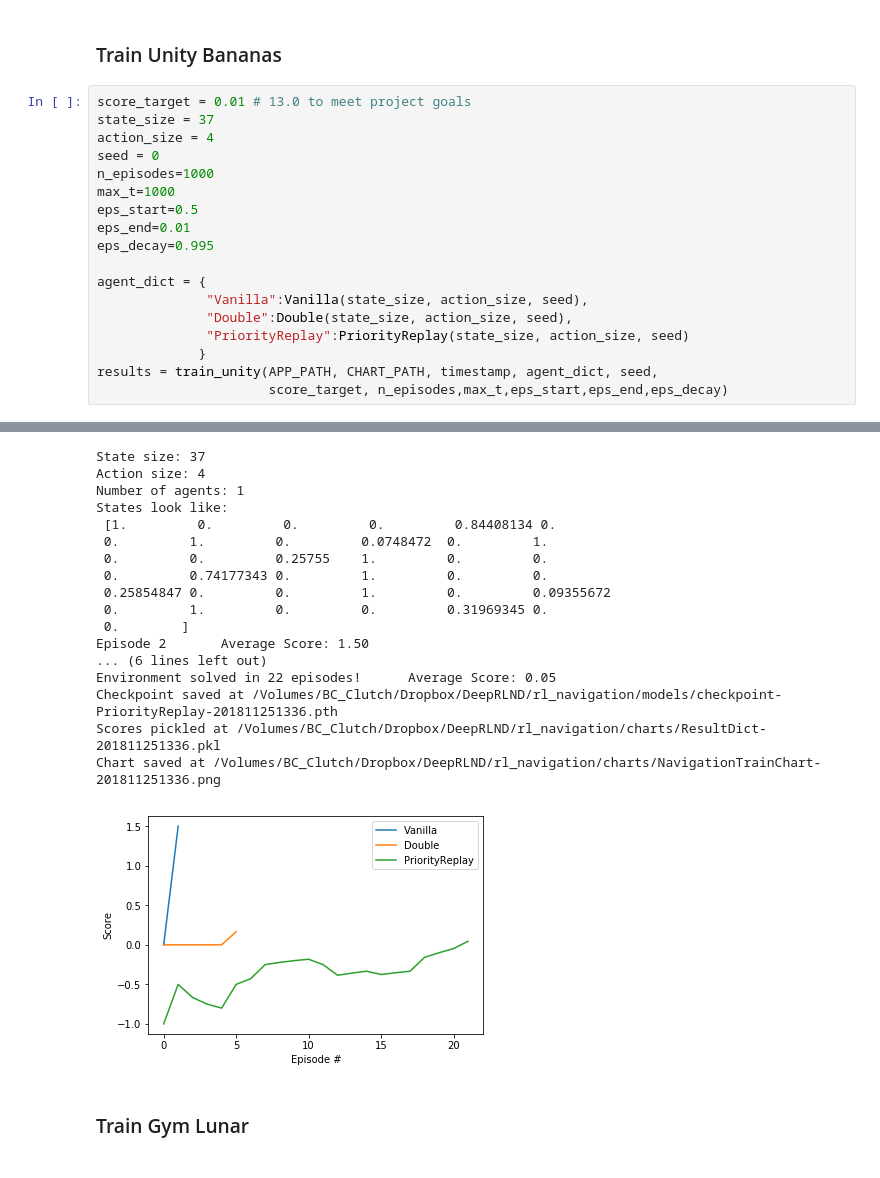
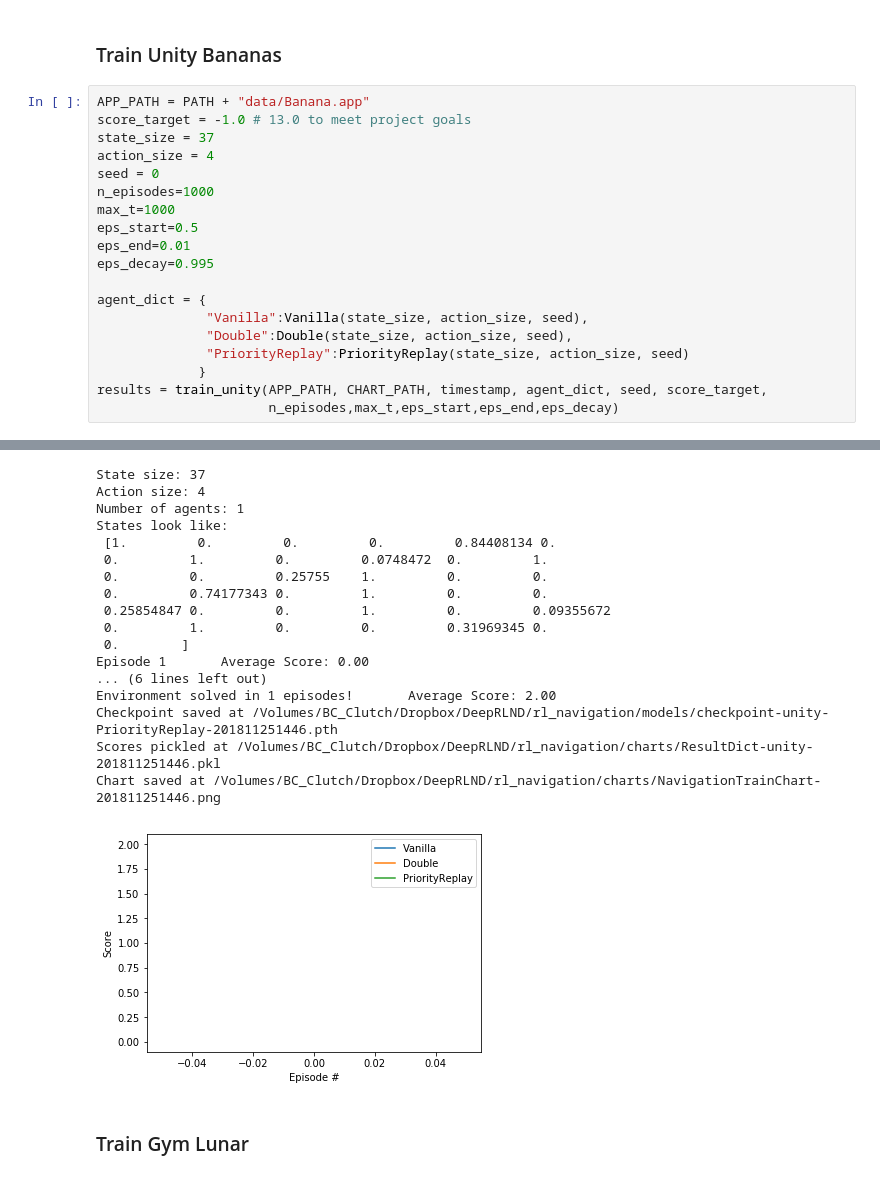
Before and after one commit to cipher813/rl_navigation, a Jupyter notebook: notebooks/RLNavigation_v1.05.ipynb, the cells around one changed output, grey strips where cells are left out. Drawn from its saved outputs; the diff is of its cells as text.

Commit message:
support for unity and gym

```diff
--- a/notebooks/RLNavigation_v1.05.ipynb
+++ b/notebooks/RLNavigation_v1.05.ipynb
@@ -104,7 +159,8 @@ def plot_results(results, timestamp, roll_length):
 # %% [markdown]
 ### Train Unity Bananas
 # %%
-score_target = 0.01 # 13.0 to meet project goals
+APP_PATH = PATH + "data/Banana.app"
+score_target = -1.0 # 13.0 to meet project goals
 state_size = 37
 action_size = 4
 seed = 0
@@ -119,42 +175,42 @@ agent_dict = {
               "Double":Double(state_size, action_size, seed),
               "PriorityReplay":PriorityReplay(state_size, action_size, seed)
              }
-results = train_unity(APP_PATH, CHART_PATH, timestamp, agent_dict, seed,
-                      score_target, n_episodes,max_t,eps_start,eps_end,eps_decay)
+results = train_unity(APP_PATH, CHART_PATH, timestamp, agent_dict, seed, score_target,
+                      n_episodes,max_t,eps_start,eps_end,eps_decay)
 # %% [output]
 INFO:unityagents:
 'Academy' started successfully!
 Unity Academy name: Academy
         Number of Brains: 1
         Number of External Brains : 1
         Lesson number : 0
         Reset Parameters :
 
 Unity brain name: BananaBrain
         Number of Visual Observations (per agent): 0
         Vector Observation space type: continuous
         Vector Observation space size (per agent): 37
         Number of stacked Vector Observation: 1
         Vector Action space type: discrete
         Vector Action space size (per agent): 4
         Vector Action descriptions: , , ,
 State size: 37
 Action size: 4
 Number of agents: 1
 States look like:
  [1.         0.         0.         0.         0.84408134 0.
  0.         1.         0.         0.0748472  0.         1.
  0.         0.         0.25755    1.         0.         0.
  0.         0.74177343 0.         1.         0.         0.
  0.25854847 0.         0.         1.         0.         0.09355672
  0.         1.         0.         0.         0.31969345 0.
  0.        ]
-Episode 2       Average Score: 1.50
+Episode 1       Average Score: 0.00
 ... (6 lines left out)
-Environment solved in 22 episodes!      Average Score: 0.05
-Checkpoint saved at /Volumes/BC_Clutch/Dropbox/DeepRLND/rl_navigation/models/checkpoint-PriorityReplay-201811251336.pth
-Scores pickled at /Volumes/BC_Clutch/Dropbox/DeepRLND/rl_navigation/charts/ResultDict-201811251336.pkl
-Chart saved at /Volumes/BC_Clutch/Dropbox/DeepRLND/rl_navigation/charts/NavigationTrainChart-201811251336.png
+Environment solved in 1 episodes!       Average Score: 2.00
+Checkpoint saved at /Volumes/BC_Clutch/Dropbox/DeepRLND/rl_navigation/models/checkpoint-unity-PriorityReplay-201811251446.pth
+Scores pickled at /Volumes/BC_Clutch/Dropbox/DeepRLND/rl_navigation/charts/ResultDict-unity-201811251446.pkl
+Chart saved at /Volumes/BC_Clutch/Dropbox/DeepRLND/rl_navigation/charts/NavigationTrainChart-201811251446.png
-[figure, old version]
+[figure, new version]
 # %% [markdown]
 ### Train Gym Lunar
```
Also changed, not shown: parts of 12 cells of this notebook.
